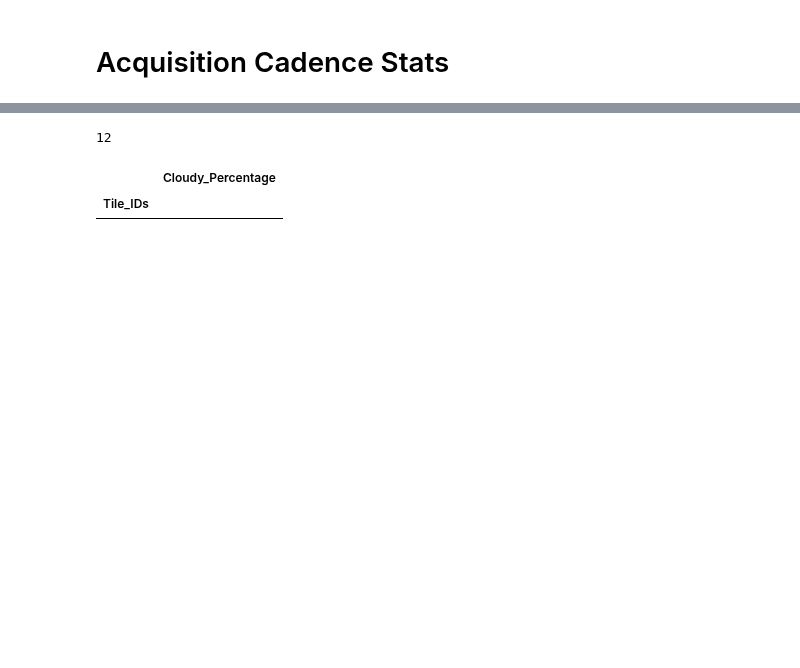
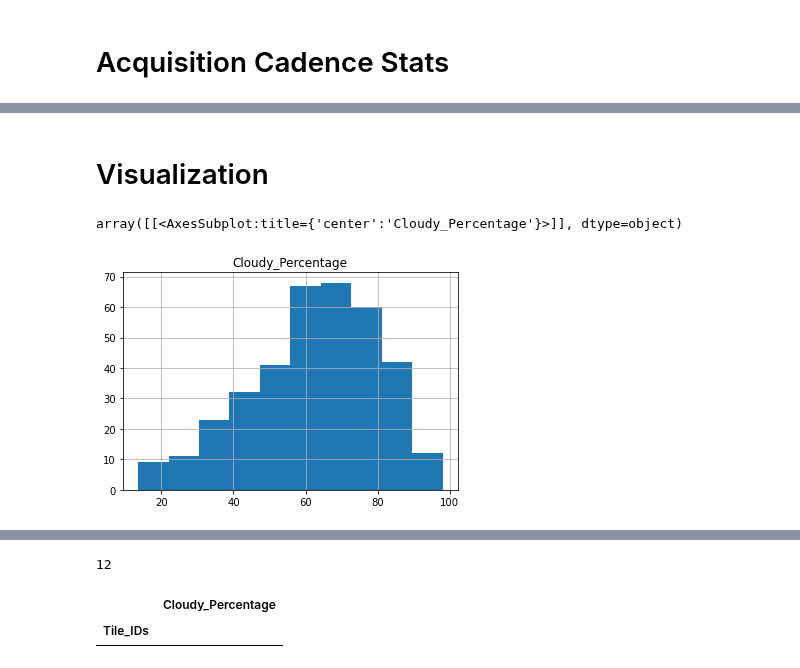
Before and after one commit to panopticonopolis/canopy-gis, a Jupyter notebook: google-earth-explore/CB_stats.ipynb, the cells around one changed output, grey strips where cells are left out. Saved outputs shown, nothing was run; the diff lists cells and outputs as text; code cells hidden in the pictures; blank space fills up the shorter version.

```diff
--- a/google-earth-explore/CB_stats.ipynb
+++ b/google-earth-explore/CB_stats.ipynb
@@ -278,2 +243,6 @@ Name: Tile_IDs, Length: 303, dtype: int64
 # %%
 df_means_dates = df.groupby('Date_Stamps').mean()
+# %%
+df_means_dates = df_means_dates.reset_index()
+# %%
+df_means_dates["Date_Stamps"] = pd.to_datetime(df_means_dates["Date_Stamps"])
@@ -279,0 +291,7 @@ df_means_dates = df.groupby('Date_Stamps').mean()
+# %% [markdown]
+# Visualization
+# %%
+df_means_dates.hist()
+# %% [output]
+array([[<AxesSubplot:title={'center':'Cloudy_Percentage'}>]], dtype=object)
+[figure, added]
```
Also changed, not shown: parts of 56 cells of this notebook, 3 other files.
